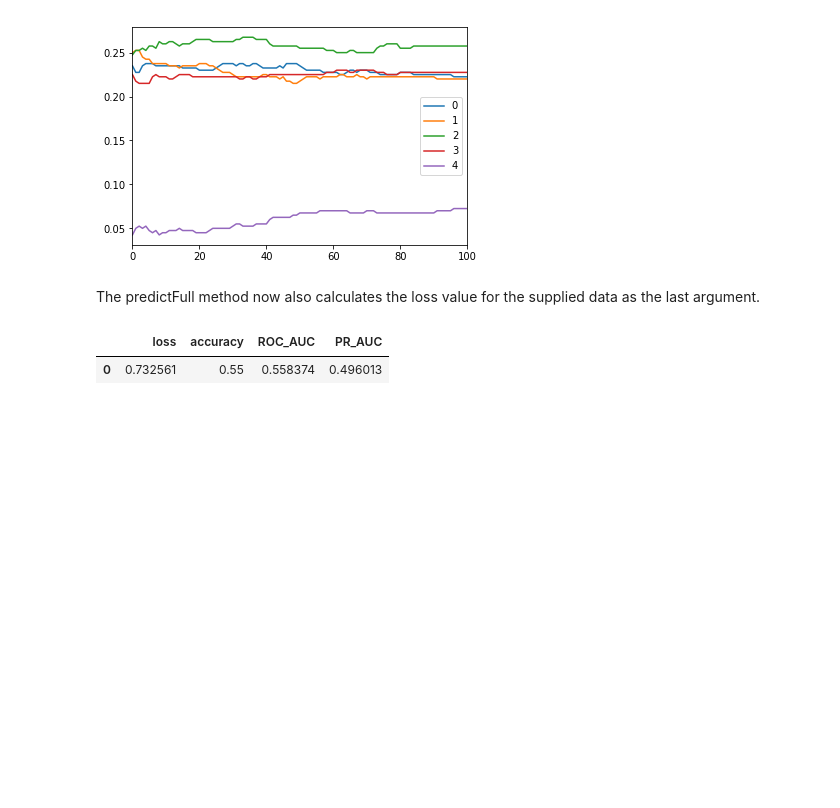
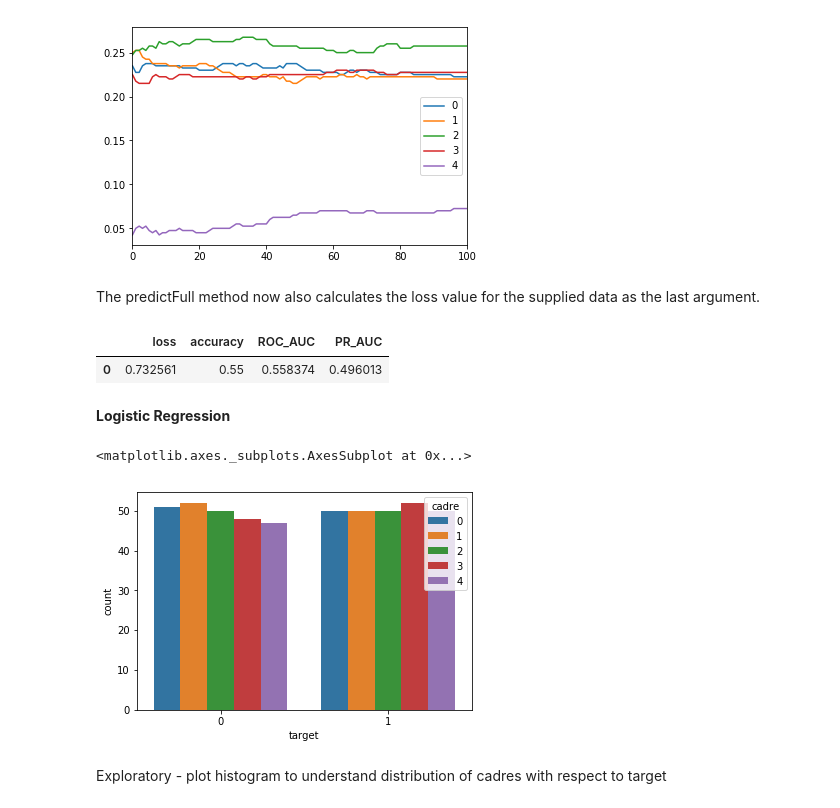
Before and after one commit to HealthINCITE/supervised-cadres, a Jupyter notebook: notebooks/Sim_Test.ipynb, the cells around one changed output. Saved outputs shown, nothing was run; the diff lists cells and outputs as text; code cells hidden in the pictures; blank space fills up the shorter version.

```diff
--- a/notebooks/Sim_Test.ipynb
+++ b/notebooks/Sim_Test.ipynb
@@ -206,3 +206,12 @@ scm.scoreMetrics(Dva)
 # %% [output]
 |  | loss | accuracy | ROC_AUC | PR_AUC |
 | 0 | 0.732561 | 0.55 | 0.558374 | 0.496013 |
+# %% [markdown]
+**Logistic Regression**
+# %%
+sns.countplot(x='target',data=z, hue='cadre')
+# %% [output]
+<matplotlib.axes._subplots.AxesSubplot at 0x...>
+[figure, added]
+# %% [markdown]
+Exploratory  - plot histogram to understand distribution of cadres with respect to target
```
Also changed, not shown: parts of 9 cells of this notebook.
